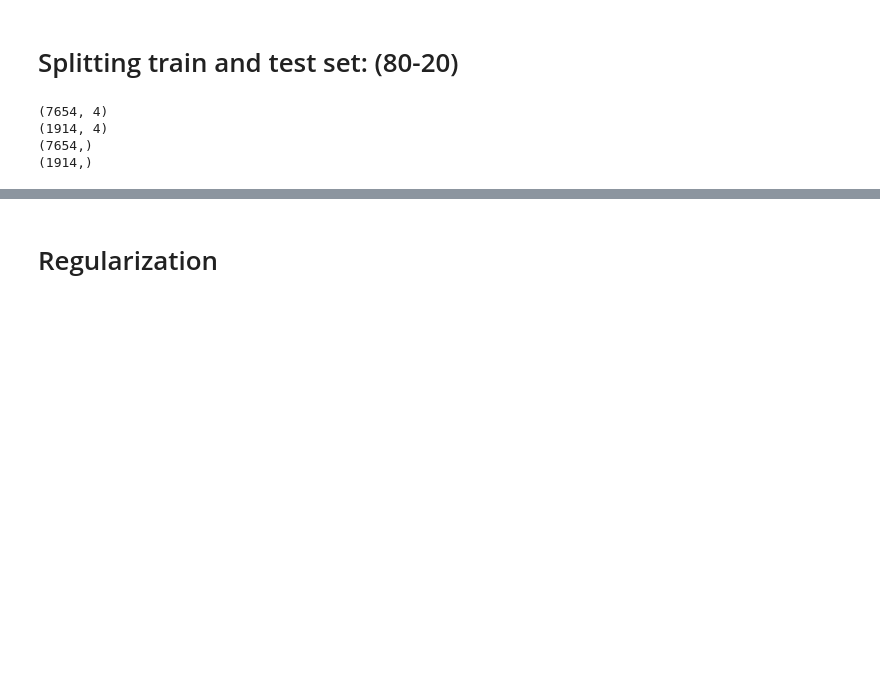
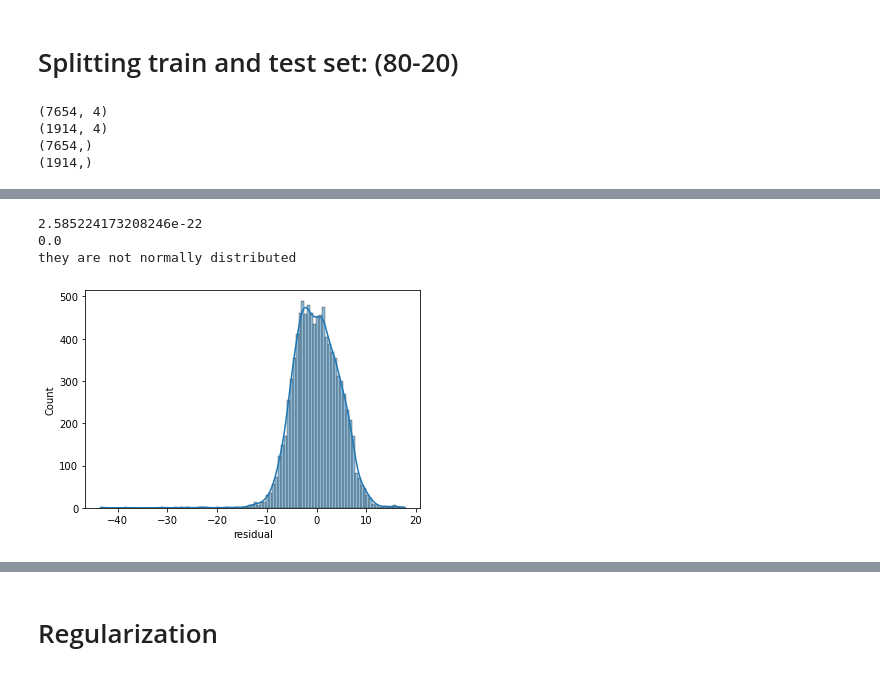
Before and after one commit to nafisa-samia/Using-Regression-Algorithm-Combined-Cycle-Power-Plant-Energy-Prediction, a Jupyter notebook: Combined_Cycle_Power_Plant_Regression.ipynb, the cells around one changed output, grey strips where cells are left out. Saved outputs shown, nothing was run; the diff lists cells and outputs as text; code cells hidden in the pictures; blank space fills up the shorter version.

```diff
--- a/Combined_Cycle_Power_Plant_Regression.ipynb
+++ b/Combined_Cycle_Power_Plant_Regression.ipynb
@@ -149,0 +201,13 @@ testing score--->0.9257007573000807
+# %%
+from statsmodels.stats.stattools import jarque_bera
+def Normality_test(model,X,y,thres=0.05):
+    df_res=residual(model,X,y)
+    _,p_val=normal_ad(df_res["residual"])
+    _,jp_val,_,_=jarque_bera(df_res["residual"])
+    print(p_val)
+    print(jp_val)
+    if p_val<thres:
+        print("they are not normally distributed")
+    else:
+        print("normally distributed")
+    sns.histplot(df_res["residual"],kde=True)
@@ -149,0 +234,7 @@ testing score--->0.9257007573000807
+# %%
+Normality_test(model,X,y)
+# %% [output]
+2.585224173208246e-22
+0.0
+they are not normally distributed
+[figure, added]
```
Also changed, not shown: parts of 44 cells of this notebook.
